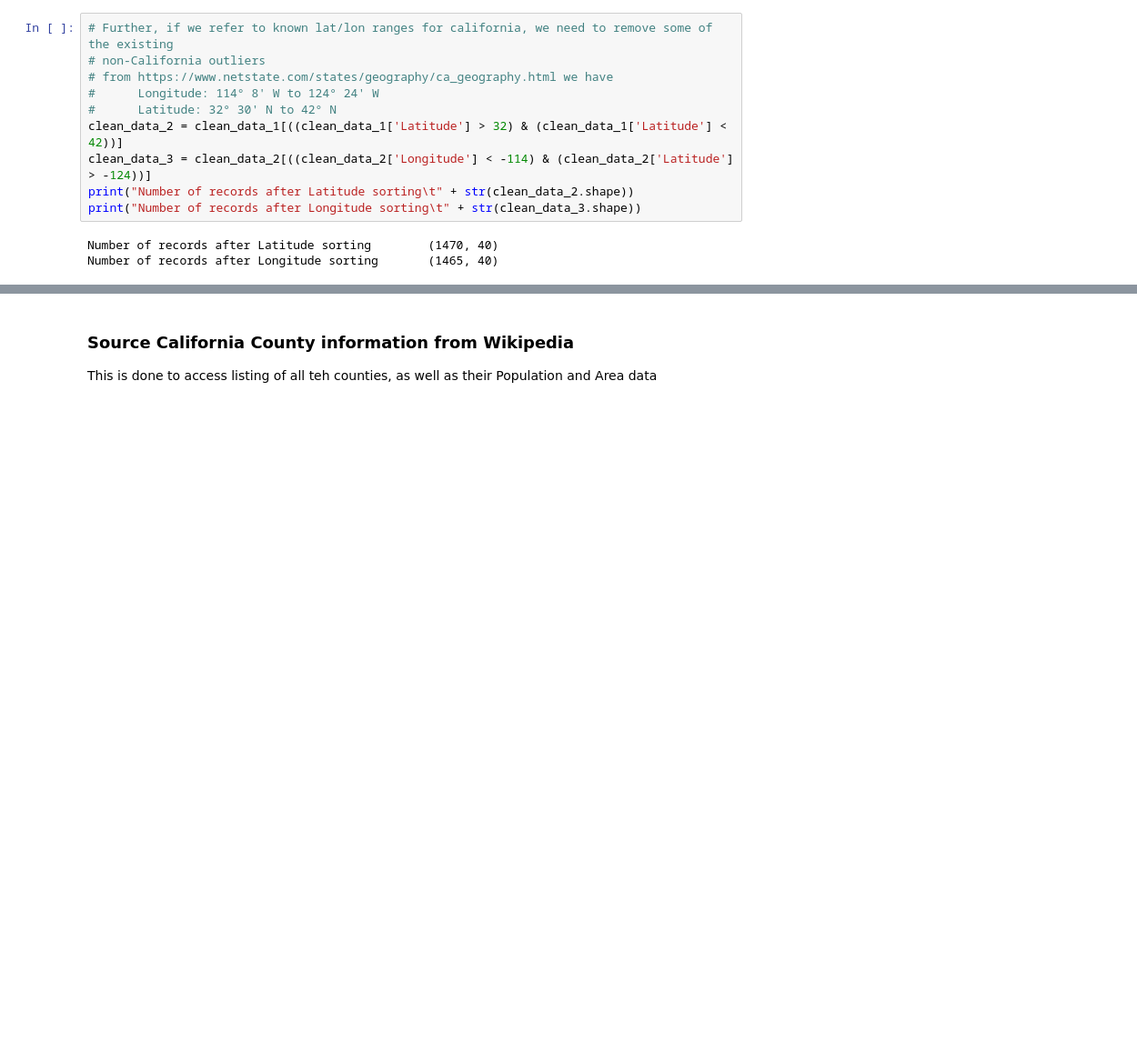
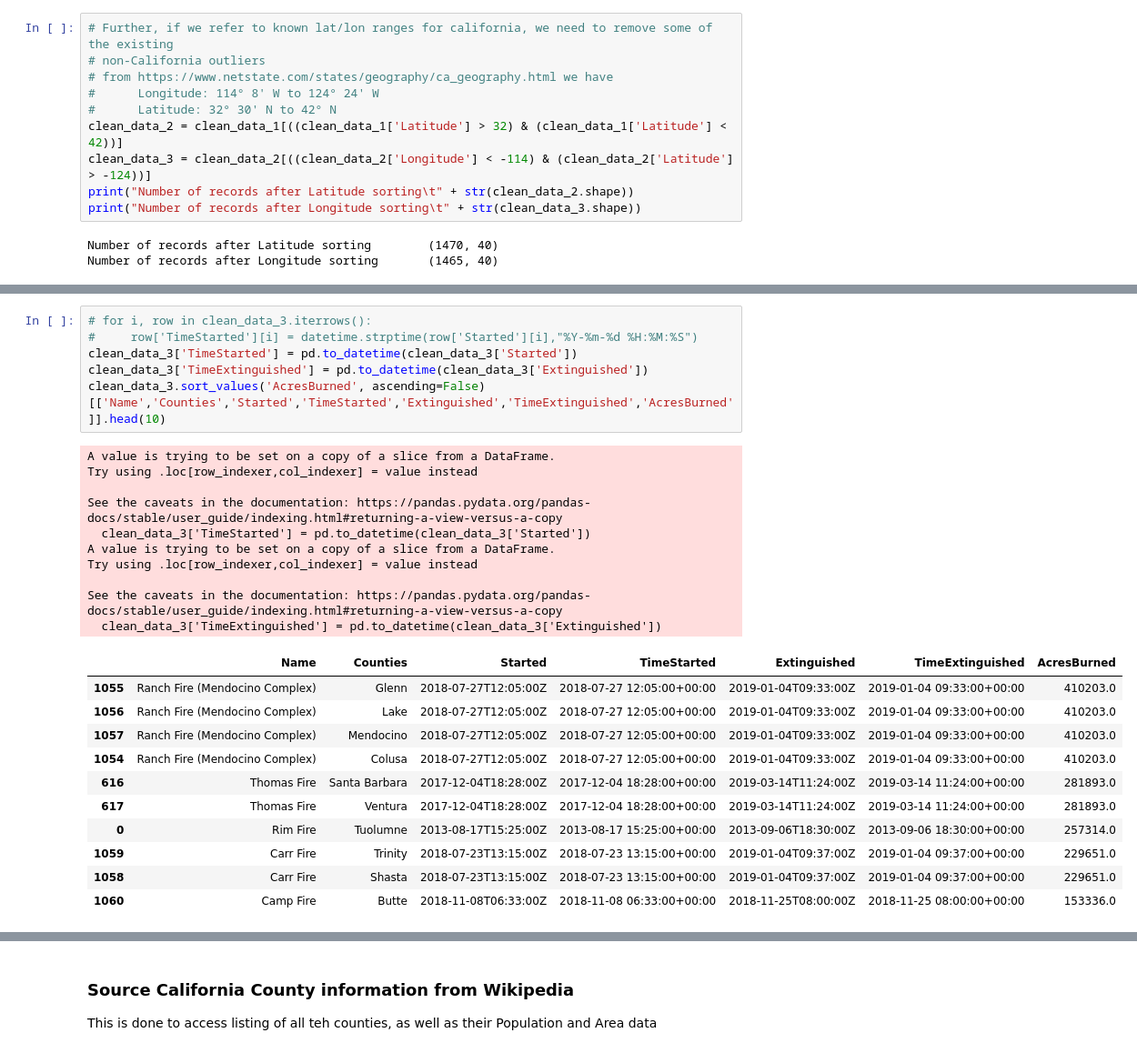
Before and after one commit to i-am-phoenix/project3, a Jupyter notebook: eda_IM.ipynb, the cells around one changed output, grey strips where cells are left out. Shown at 91% size. Saved outputs shown, nothing was run; the diff lists cells and outputs as text; blank space fills up the shorter version.

```diff
--- a/eda_IM.ipynb
+++ b/eda_IM.ipynb
@@ -125,0 +152,28 @@ plt.grid(alpha=0.3)
+# %%
+# for i, row in clean_data_3.iterrows():
+#     row['TimeStarted'][i] = datetime.strptime(row['Started'][i],"%Y-%m-%d %H:%M:%S")
+clean_data_3['TimeStarted'] = pd.to_datetime(clean_data_3['Started'])
+clean_data_3['TimeExtinguished'] = pd.to_datetime(clean_data_3['Extinguished'])
+clean_data_3.sort_values('AcresBurned', ascending=False)[['Name','Counties','Started','TimeStarted','Extinguished','TimeExtinguished','AcresBurned']].head(10)
+# %% [output]
+A value is trying to be set on a copy of a slice from a DataFrame.
+Try using .loc[row_indexer,col_indexer] = value instead
+
+See the caveats in the documentation: https://pandas.pydata.org/pandas-docs/stable/user_guide/indexing.html#returning-a-view-versus-a-copy
+  clean_data_3['TimeStarted'] = pd.to_datetime(clean_data_3['Started'])
+A value is trying to be set on a copy of a slice from a DataFrame.
+Try using .loc[row_indexer,col_indexer] = value instead
+
+See the caveats in the documentation: https://pandas.pydata.org/pandas-docs/stable/user_guide/indexing.html#returning-a-view-versus-a-copy
+  clean_data_3['TimeExtinguished'] = pd.to_datetime(clean_data_3['Extinguished'])
+|  | Name | Counties | Started | TimeStarted | Extinguished | TimeExtinguished | AcresBurned |
+| 1055 | Ranch Fire (Mendocino Complex) | Glenn | 2018-07-27T12:05:00Z | 2018-07-27 12:05:00+00:00 | 2019-01-04T09:33:00Z | 2019-01-04 09:33:00+00:00 | 410203.0 |
+| 1056 | Ranch Fire (Mendocino Complex) | Lake | 2018-07-27T12:05:00Z | 2018-07-27 12:05:00+00:00 | 2019-01-04T09:33:00Z | 2019-01-04 09:33:00+00:00 | 410203.0 |
+| 1057 | Ranch Fire (Mendocino Complex) | Mendocino | 2018-07-27T12:05:00Z | 2018-07-27 12:05:00+00:00 | 2019-01-04T09:33:00Z | 2019-01-04 09:33:00+00:00 | 410203.0 |
+| 1054 | Ranch Fire (Mendocino Complex) | Colusa | 2018-07-27T12:05:00Z | 2018-07-27 12:05:00+00:00 | 2019-01-04T09:33:00Z | 2019-01-04 09:33:00+00:00 | 410203.0 |
+| 616 | Thomas Fire | Santa Barbara | 2017-12-04T18:28:00Z | 2017-12-04 18:28:00+00:00 | 2019-03-14T11:24:00Z | 2019-03-14 11:24:00+00:00 | 281893.0 |
+| 617 | Thomas Fire | Ventura | 2017-12-04T18:28:00Z | 2017-12-04 18:28:00+00:00 | 2019-03-14T11:24:00Z | 2019-03-14 11:24:00+00:00 | 281893.0 |
+| 0 | Rim Fire | Tuolumne | 2013-08-17T15:25:00Z | 2013-08-17 15:25:00+00:00 | 2013-09-06T18:30:00Z | 2013-09-06 18:30:00+00:00 | 257314.0 |
+| 1059 | Carr Fire | Trinity | 2018-07-23T13:15:00Z | 2018-07-23 13:15:00+00:00 | 2019-01-04T09:37:00Z | 2019-01-04 09:37:00+00:00 | 229651.0 |
+| 1058 | Carr Fire | Shasta | 2018-07-23T13:15:00Z | 2018-07-23 13:15:00+00:00 | 2019-01-04T09:37:00Z | 2019-01-04 09:37:00+00:00 | 229651.0 |
+| 1060 | Camp Fire | Butte | 2018-11-08T06:33:00Z | 2018-11-08 06:33:00+00:00 | 2018-11-25T08:00:00Z | 2018-11-25 08:00:00+00:00 | 153336.0 |
```
Also changed, not shown: parts of 9 cells of this notebook.
